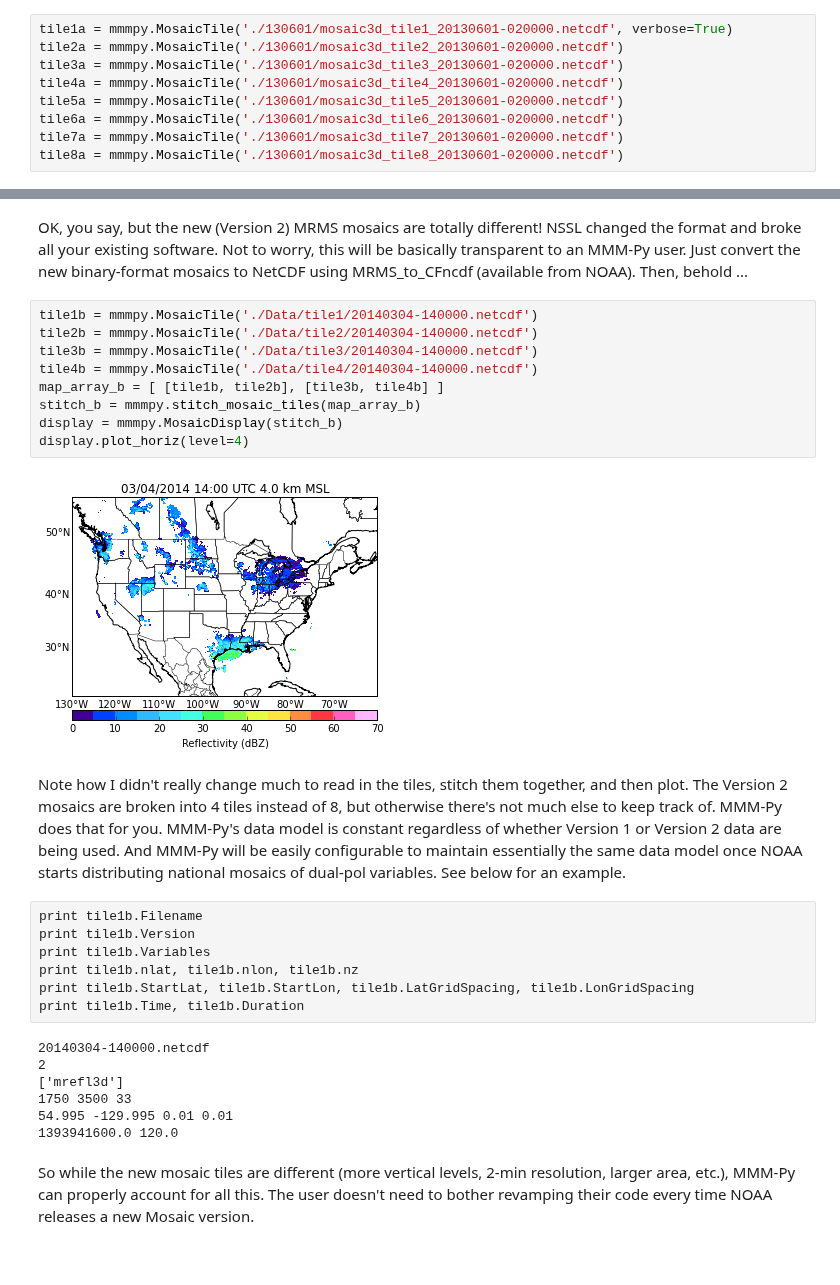
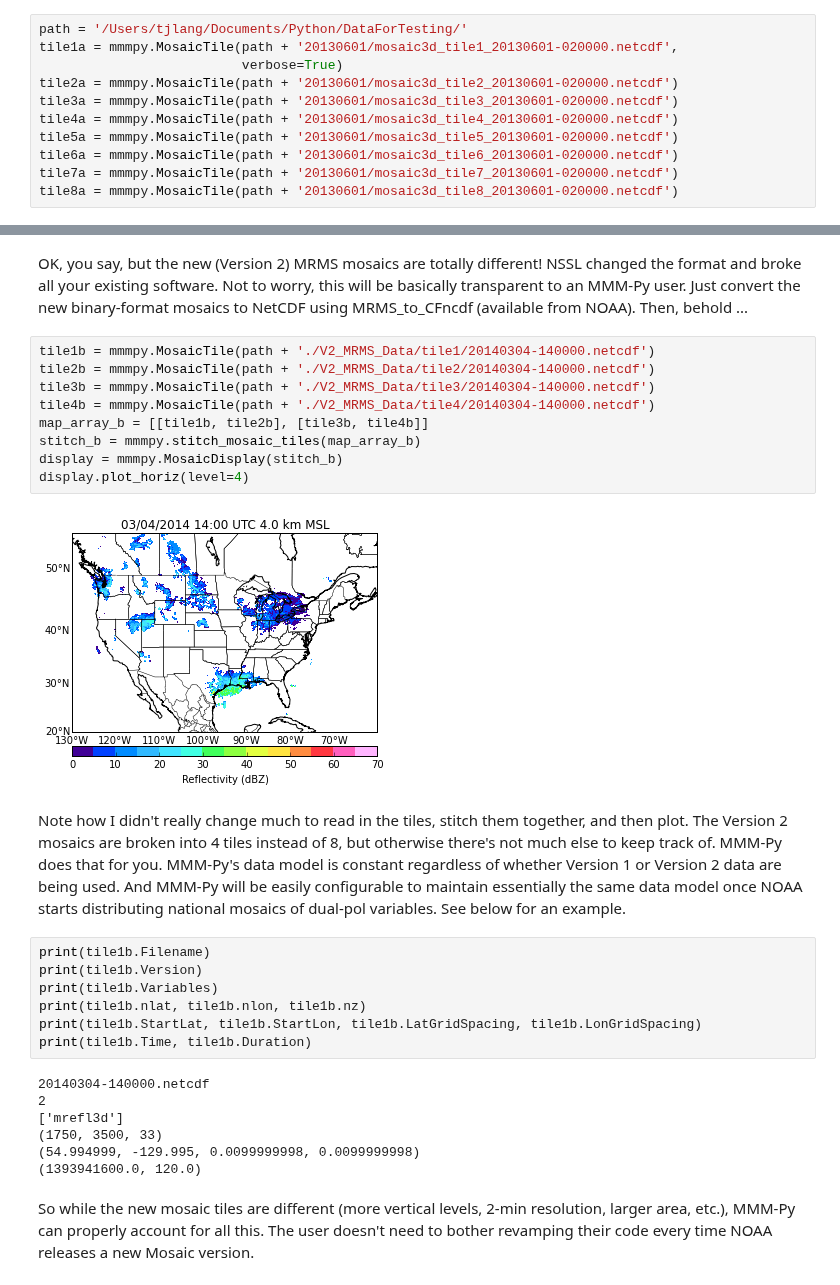
Before and after one commit to nasa/MMM-Py, a Jupyter notebook: notebooks/MMM-Py_Demo.ipynb, the cells around one changed output, grey strips where cells are left out. Cells and saved outputs as stored; diff of their text form.

```diff
--- a/notebooks/MMM-Py_Demo.ipynb
+++ b/notebooks/MMM-Py_Demo.ipynb
@@ -24,14 +24,16 @@ import mmmpy
 # %% [markdown]
 The workhorses of MMM-Py are two Python classes, MosaicTile and MosaicStitch. MosaicTile instances are used to read in individual NetCDF MRMS mosaic tile files. Before late 2013, national mosaics were broken up into 8 tiles. For MMM-Py, reading them in is as simple as initializing the MosaicTile class with the full path and filename for each tile. For example:
 # %%
-tile1a = mmmpy.MosaicTile('./130601/mosaic3d_tile1_20130601-020000.netcdf', verbose=True)
-tile2a = mmmpy.MosaicTile('./130601/mosaic3d_tile2_20130601-020000.netcdf')
-tile3a = mmmpy.MosaicTile('./130601/mosaic3d_tile3_20130601-020000.netcdf')
-tile4a = mmmpy.MosaicTile('./130601/mosaic3d_tile4_20130601-020000.netcdf')
-tile5a = mmmpy.MosaicTile('./130601/mosaic3d_tile5_20130601-020000.netcdf')
-tile6a = mmmpy.MosaicTile('./130601/mosaic3d_tile6_20130601-020000.netcdf')
-tile7a = mmmpy.MosaicTile('./130601/mosaic3d_tile7_20130601-020000.netcdf')
-tile8a = mmmpy.MosaicTile('./130601/mosaic3d_tile8_20130601-020000.netcdf')
+path = '/Users/tjlang/Documents/Python/DataForTesting/'
+tile1a = mmmpy.MosaicTile(path + '20130601/mosaic3d_tile1_20130601-020000.netcdf',
+                          verbose=True)
+tile2a = mmmpy.MosaicTile(path + '20130601/mosaic3d_tile2_20130601-020000.netcdf')
+tile3a = mmmpy.MosaicTile(path + '20130601/mosaic3d_tile3_20130601-020000.netcdf')
+tile4a = mmmpy.MosaicTile(path + '20130601/mosaic3d_tile4_20130601-020000.netcdf')
+tile5a = mmmpy.MosaicTile(path + '20130601/mosaic3d_tile5_20130601-020000.netcdf')
+tile6a = mmmpy.MosaicTile(path + '20130601/mosaic3d_tile6_20130601-020000.netcdf')
+tile7a = mmmpy.MosaicTile(path + '20130601/mosaic3d_tile7_20130601-020000.netcdf')
+tile8a = mmmpy.MosaicTile(path + '20130601/mosaic3d_tile8_20130601-020000.netcdf')
 # %% [output]
 ********************
 read_mosaic_binary():
@@ -302,32 +308,32 @@ Again, since mosaics are structured N to S, and W to E, map_array needs to be ar
 # %% [markdown]
 OK, you say, but the new (Version 2) MRMS mosaics are totally different! NSSL changed the format and broke all your existing software. Not to worry, this will be basically transparent to an MMM-Py user. Just convert the new binary-format mosaics to NetCDF using MRMS_to_CFncdf (available from NOAA). Then, behold ...
 # %%
-tile1b = mmmpy.MosaicTile('./Data/tile1/20140304-140000.netcdf')
-tile2b = mmmpy.MosaicTile('./Data/tile2/20140304-140000.netcdf')
-tile3b = mmmpy.MosaicTile('./Data/tile3/20140304-140000.netcdf')
-tile4b = mmmpy.MosaicTile('./Data/tile4/20140304-140000.netcdf')
-map_array_b = [ [tile1b, tile2b], [tile3b, tile4b] ]
+tile1b = mmmpy.MosaicTile(path + './V2_MRMS_Data/tile1/20140304-140000.netcdf')
+tile2b = mmmpy.MosaicTile(path + './V2_MRMS_Data/tile2/20140304-140000.netcdf')
+tile3b = mmmpy.MosaicTile(path + './V2_MRMS_Data/tile3/20140304-140000.netcdf')
+tile4b = mmmpy.MosaicTile(path + './V2_MRMS_Data/tile4/20140304-140000.netcdf')
+map_array_b = [[tile1b, tile2b], [tile3b, tile4b]]
 stitch_b = mmmpy.stitch_mosaic_tiles(map_array_b)
 display = mmmpy.MosaicDisplay(stitch_b)
 display.plot_horiz(level=4)
 # %% [output]
-[figure, old version]
+[figure, new version]
 # %% [markdown]
 Note how I didn't really change much to read in the tiles, stitch them together, and then plot. The Version 2 mosaics are broken into 4 tiles instead of 8, but otherwise there's not much else to keep track of. MMM-Py does that for you. MMM-Py's data model is constant regardless of whether Version 1 or Version 2 data are being used. And MMM-Py will be easily configurable to maintain essentially the same data model once NOAA starts distributing national mosaics of dual-pol variables. See below for an example.
 # %%
-print tile1b.Filename
-print tile1b.Version
-print tile1b.Variables
-print tile1b.nlat, tile1b.nlon, tile1b.nz
-print tile1b.StartLat, tile1b.StartLon, tile1b.LatGridSpacing, tile1b.LonGridSpacing
-print tile1b.Time, tile1b.Duration
+print(tile1b.Filename)
+print(tile1b.Version)
+print(tile1b.Variables)
+print(tile1b.nlat, tile1b.nlon, tile1b.nz)
+print(tile1b.StartLat, tile1b.StartLon, tile1b.LatGridSpacing, tile1b.LonGridSpacing)
+print(tile1b.Time, tile1b.Duration)
 # %% [output]
 20140304-140000.netcdf
 2
 ['mrefl3d']
-1750 3500 33
-54.995 -129.995 0.01 0.01
-1393941600.0 120.0
+(1750, 3500, 33)
+(54.994999, -129.995, 0.0099999998, 0.0099999998)
+(1393941600.0, 120.0)
 # %% [markdown]
 So while the new mosaic tiles are different (more vertical levels, 2-min resolution, larger area, etc.), MMM-Py can properly account for all this. The user doesn't need to bother revamping their code every time NOAA releases a new Mosaic version.
 # %% [markdown]
```
Also changed, not shown: parts of 16 cells of this notebook, 4 other files.
